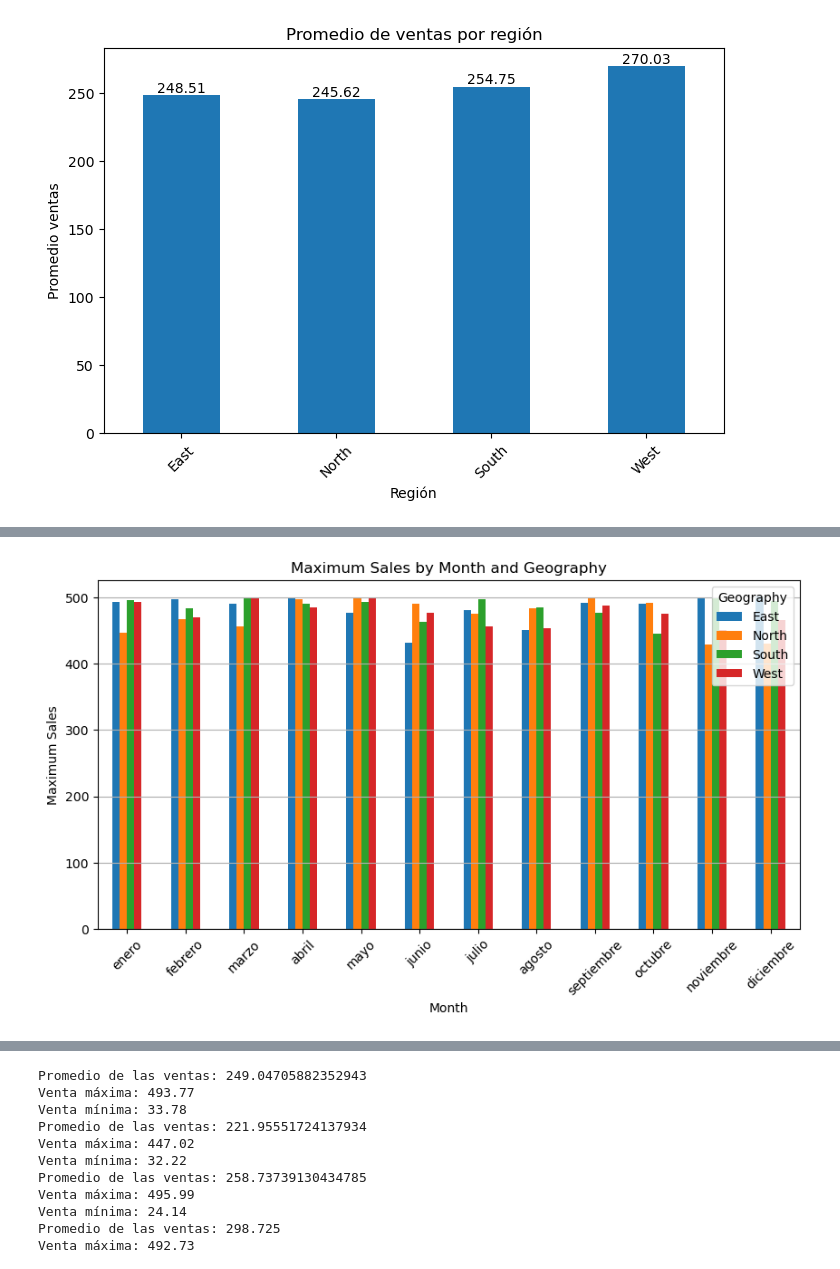
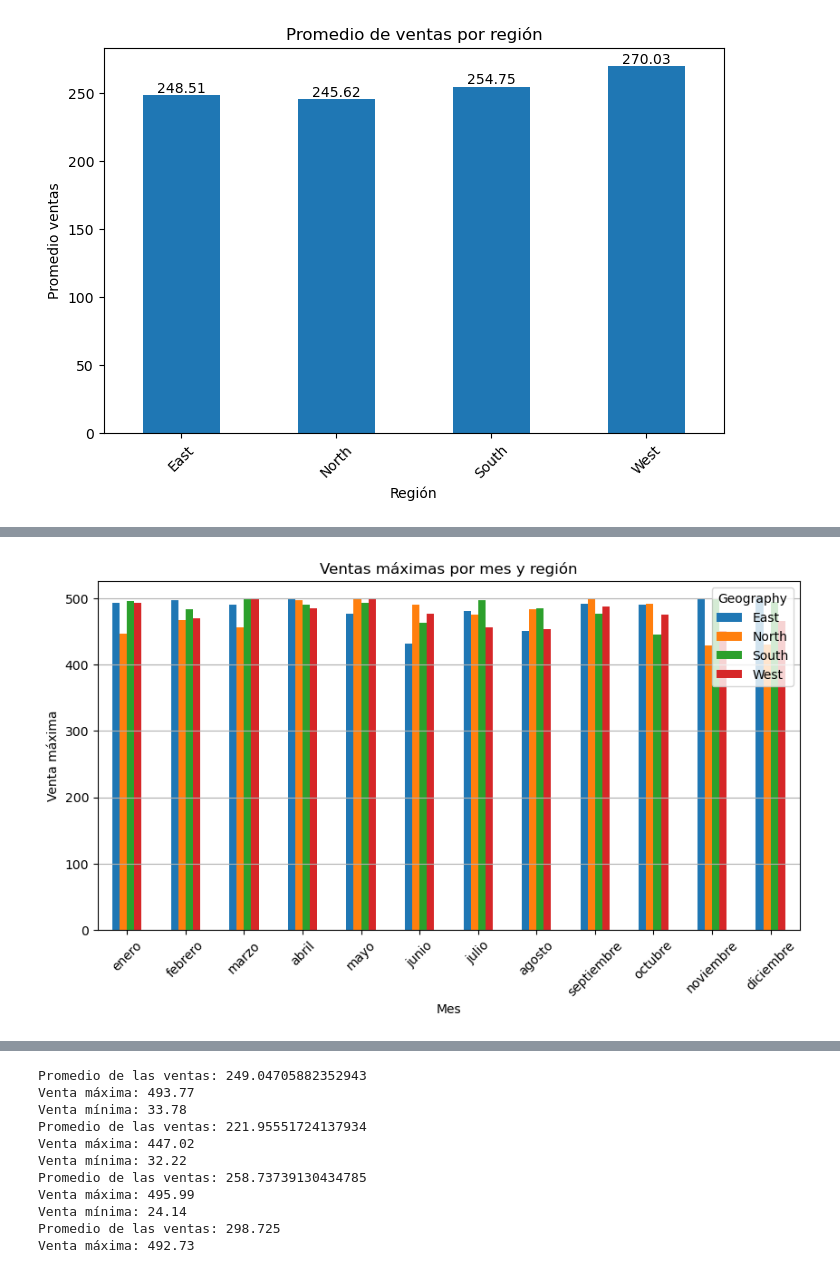
Before and after one commit to abigailTrujilloMtz/Proyecto_Analisis, a Jupyter notebook: Actividad_semana 2.ipynb, the cells around one changed output, grey strips where cells are left out. Cells and saved outputs as stored; diff of their text form; code cells hidden in the pictures.

```diff
--- a/Actividad_semana 2.ipynb
+++ b/Actividad_semana 2.ipynb
@@ -462,32 +463,32 @@ plt.show()
 # %%
 #Maxima
 import calendar
 
 grafico = metricas_region.pivot(
     index='Month',
     columns='Geography',
     values='Maxima_Venta'
 ).plot(
     kind='bar',
     figsize=(10,5)
 )
 
-plt.title('Maximum Sales by Month and Geography')
-plt.xlabel('Month')
-plt.ylabel('Maximum Sales')
+plt.title('Ventas máximas por mes y región')
+plt.xlabel('Mes')
+plt.ylabel('Venta máxima')
 
 plt.xticks(
     ticks=range(12),
     labels=[calendar.month_name[i] for i in range(1,13)],
     rotation=45
 )
 
 plt.legend(title='Geography')
 plt.grid(axis='y')
 
 plt.show()
 # %% [output]
-[figure, old version]
+[figure, new version]
 # %%
 #Minimas
 grafico = metricas_region.pivot(
```
Also changed, not shown: parts of 6 cells of this notebook.
